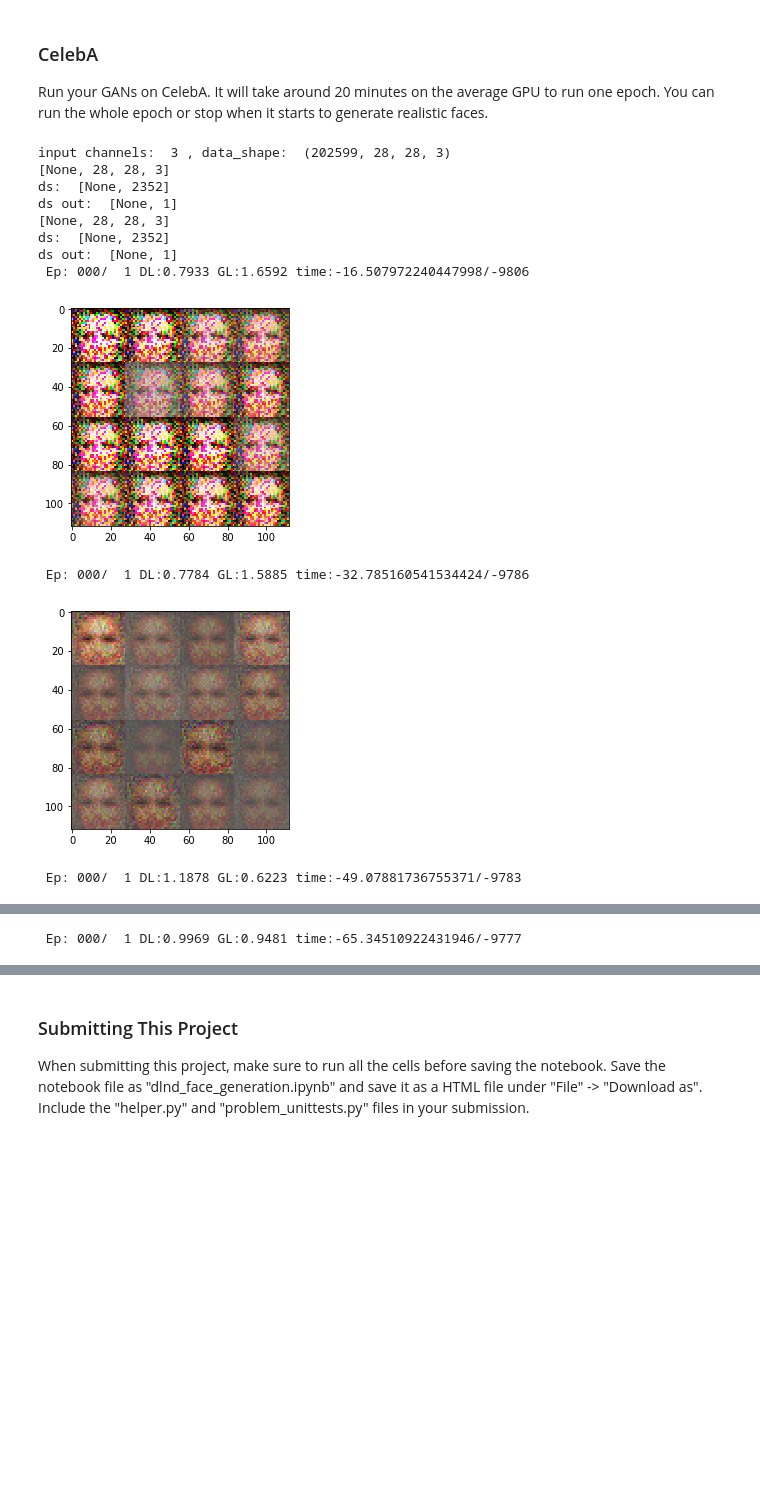
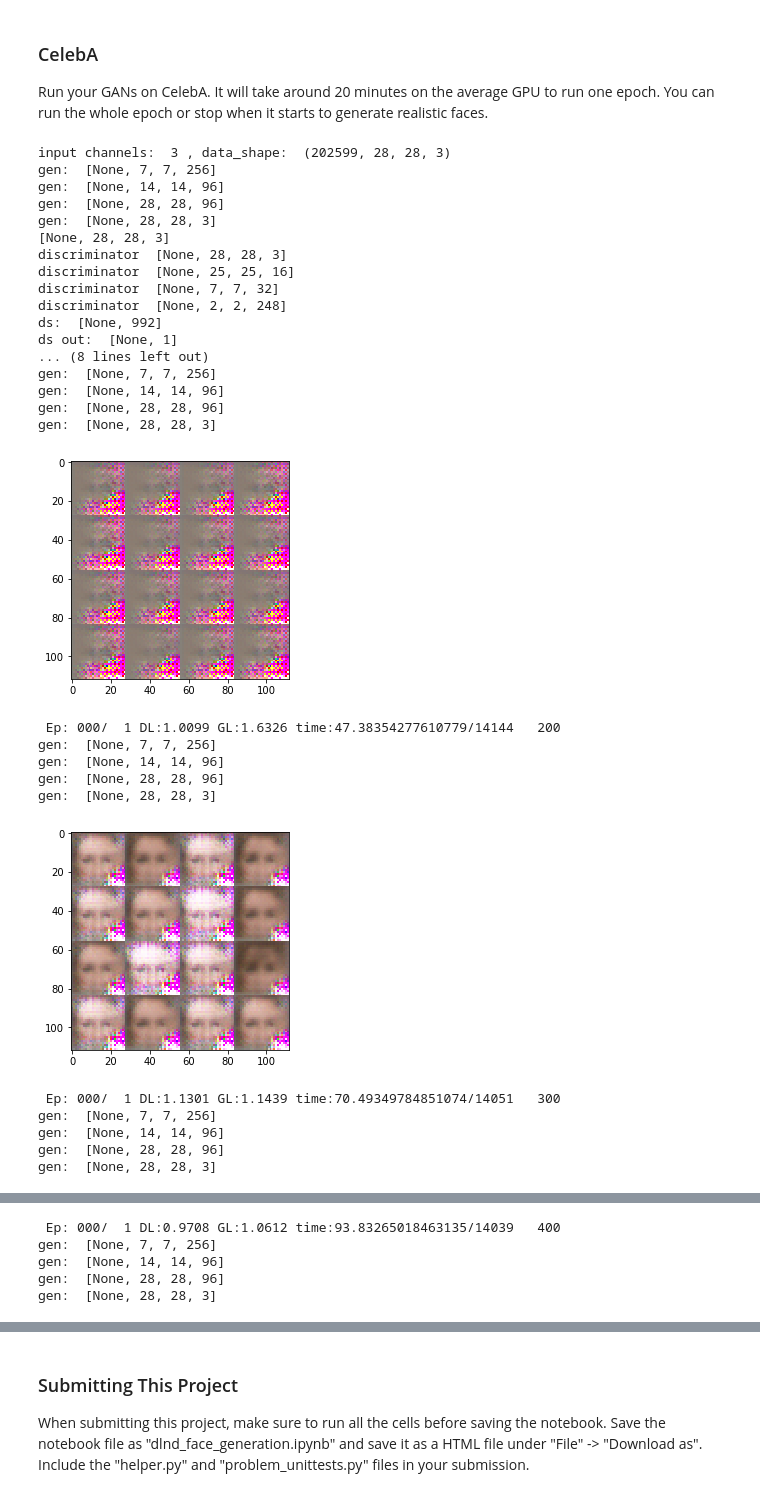
Before and after one commit to rally12/deep-learning, a Jupyter notebook: face_generation/dlnd_face_generation.ipynb, the cells around one changed output, grey strips where cells are left out. Saved outputs shown, nothing was run; the diff lists cells and outputs as text; code cells hidden in the pictures; blank space fills up the shorter version.

```diff
--- a/face_generation/dlnd_face_generation.ipynb
+++ b/face_generation/dlnd_face_generation.ipynb
@@ -149,6 +149,15 @@ def discriminator(images, reuse=False):
     with tf.variable_scope("discriminator",
                            reuse = reuse):
         discriminator = images
+        print("discriminator ", discriminator.get_shape().as_list())
+        discriminator = tf.layers.conv2d (discriminator, 16, (4,4), strides=(1,1))
+        print("discriminator ", discriminator.get_shape().as_list())
+        discriminator = tf.layers.conv2d (discriminator, 32, (5,5), strides=(3,3))
+        print("discriminator ", discriminator.get_shape().as_list())
+        discriminator = tf.layers.conv2d (discriminator, 248, (4,4), strides=(2,2))
+        print("discriminator ", discriminator.get_shape().as_list())
+
+        ims=np.product(discriminator.get_shape().as_list()[1:])
         discriminator = tf.reshape(discriminator, [-1, ims])
         #discriminator = tf.contrib.slim.flatten(discriminator)
         print("ds: ",discriminator.get_shape().as_list())
@@ -163,9 +172,10 @@ def discriminator(images, reuse=False):
         discriminator = tf.layers.dense(
             discriminator, 1, activation = None)
 
+
         #discriminator = tf.reshape(discriminator, [-1, 1])
         print("ds out: ",discriminator.get_shape().as_list())
-        out = tf.sigmoid( discriminator )
+        out = tf.tanh( discriminator )
     return out, discriminator
 
 
@@ -290,15 +345,18 @@ def model_opt(d_loss, g_loss, learning_rate, beta1):
     trainable = tf.trainable_variables()
     genew = [ w for w in trainable
              if "generator/" in w.name]
-    genewTo = tf.train.AdamOptimizer(
-        learning_rate, beta1 = beta1).minimize(
-        g_loss, var_list=genew)
 
     discw = [ w for w in trainable
              if "discriminator/" in w.name]
-    discwTo = tf.train.AdamOptimizer(
-        learning_rate, beta1 = beta1).minimize(
-        d_loss, var_list=discw)
+
+    with tf.control_dependencies(tf.get_collection(tf.GraphKeys.UPDATE_OPS)):
+        genewTo = tf.train.AdamOptimizer(
+            learning_rate, beta1 = beta1).minimize(
+            g_loss, var_list=genew)
+
+        discwTo = tf.train.AdamOptimizer(
+            learning_rate, beta1 = beta1).minimize(
+            d_loss, var_list=discw)
 
     return discwTo, genewTo
 
@@ -389,6 +447,8 @@ def train(epoch_count, batch_size, z_dim, learning_rate, beta1, get_batches, dat
                 #fileWriter.flush()
                 batch_z = np.random.uniform(-1, 1, size=(batch_size, z_dim))
                 #print("batch shape z:", batch_z.shape, " im:", batch_images.shape)
+                batch_images = batch_images*2
+
                 sess.run(d_train, feed_dict = {
                     input_real: batch_images,
                     input_z: batch_z,
@@ -409,10 +469,10 @@ def train(epoch_count, batch_size, z_dim, learning_rate, beta1, get_batches, dat
                         input_z: batch_z
                     })
 
-                    tspan = start_time - time.time()
+                    tspan = time.time()-start_time
                     eta = (int(60000 * tspan/(i+1)))
-                    print("\r Ep: {:03d}/{:3d} DL:{:.4f} GL:{:.4f} time:{}/{}".format(
-                        epoch_i, epoch_count, d_accute_loss, g_accute_loss, tspan, eta))
+                    print("\r Ep: {:03d}/{:3d} DL:{:.4f} GL:{:.4f} time:{}/{}  ".format(
+                        epoch_i, epoch_count, d_accute_loss, g_accute_loss, tspan, eta), i)
 
                     show_generator_output(sess, 16, input_z, input_channels, data_image_mode)
 # %% [markdown]
@@ -463,29 +552,46 @@ Run your GANs on CelebA.  It will take around 20 minutes on the average GPU to r
 # %%
 batch_size = 64
 z_dim = 80
-learning_rate = 0.0031
+learning_rate = 0.0003
 beta1 = 0.001
 
 
 """
 DON'T MODIFY ANYTHING IN THIS CELL THAT IS BELOW THIS LINE
 """
 epochs = 1
 
 celeba_dataset = helper.Dataset('celeba', glob(os.path.join(data_dir, 'img_align_celeba/*.jpg')))
 with tf.Graph().as_default():
     train(epochs, batch_size, z_dim, learning_rate, beta1, celeba_dataset.get_batches,
           celeba_dataset.shape, celeba_dataset.image_mode)
 # %% [output]
 input channels:  3 , data_shape:  (202599, 28, 28, 3)
+gen:  [None, 7, 7, 256]
+gen:  [None, 14, 14, 96]
+gen:  [None, 28, 28, 96]
+gen:  [None, 28, 28, 3]
 [None, 28, 28, 3]
-ds:  [None, 2352]
+discriminator  [None, 28, 28, 3]
+discriminator  [None, 25, 25, 16]
+discriminator  [None, 7, 7, 32]
+discriminator  [None, 2, 2, 248]
+ds:  [None, 992]
 ds out:  [None, 1]
-[None, 28, 28, 3]
-ds:  [None, 2352]
-ds out:  [None, 1]
- Ep: 000/  1 DL:0.7933 GL:1.6592 time:-16.507972240447998/-9806
+... (8 lines left out)
+gen:  [None, 7, 7, 256]
+gen:  [None, 14, 14, 96]
+gen:  [None, 28, 28, 96]
+gen:  [None, 28, 28, 3]
-[figure, old version]
+[figure, new version]
- Ep: 000/  1 DL:0.7784 GL:1.5885 time:-32.785160541534424/-9786
+ Ep: 000/  1 DL:1.0099 GL:1.6326 time:47.38354277610779/14144   200
+gen:  [None, 7, 7, 256]
+gen:  [None, 14, 14, 96]
+gen:  [None, 28, 28, 96]
+gen:  [None, 28, 28, 3]
-[figure, old version]
+[figure, new version]
- Ep: 000/  1 DL:1.1878 GL:0.6223 time:-49.07881736755371/-9783
+ Ep: 000/  1 DL:1.1301 GL:1.1439 time:70.49349784851074/14051   300
+gen:  [None, 7, 7, 256]
+gen:  [None, 14, 14, 96]
+gen:  [None, 28, 28, 96]
+gen:  [None, 28, 28, 3]
@@ -493 +599,5 @@ ds out:  [None, 1]
- Ep: 000/  1 DL:0.9969 GL:0.9481 time:-65.34510922431946/-9777
+ Ep: 000/  1 DL:0.9708 GL:1.0612 time:93.83265018463135/14039   400
+gen:  [None, 7, 7, 256]
+gen:  [None, 14, 14, 96]
+gen:  [None, 28, 28, 96]
+gen:  [None, 28, 28, 3]
```
Also changed, not shown: parts of 5 cells of this notebook, 1 other file.
